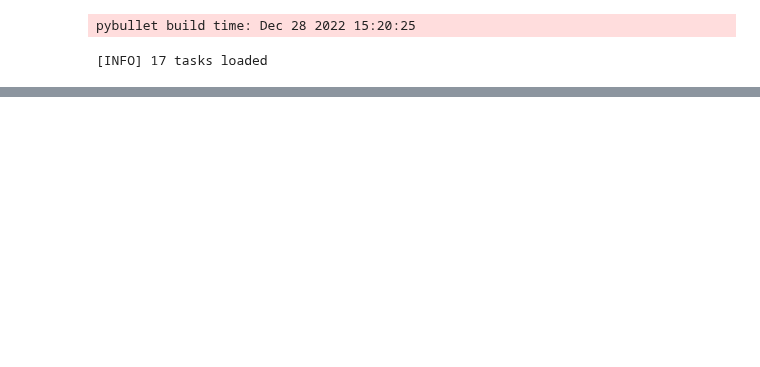
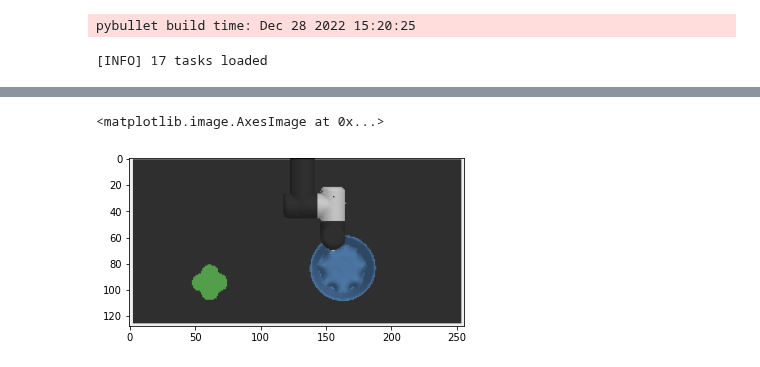
Before and after one commit to andipeng/counterfactual-adaptation, a Jupyter notebook: VimaBench/vima_test.ipynb, the cells around one changed output, grey strips where cells are left out. Drawn from its saved outputs; the diff is of its cells as text; code cells hidden in the pictures; blank space fills up the shorter version.

```diff
--- a/VimaBench/vima_test.ipynb
+++ b/VimaBench/vima_test.ipynb
@@ -144,6 +144,23 @@ def reconstruct_act(action):
         for k, v in reconst_action.items()
     }
     return reconst_action
+
+def remove_obj(segm, obs, remove_obj):
+    #if remove_obj == 'arm':
+    #    segm = (segm == 2).astype(int)
+    if remove_obj == 'base':
+        segm = (segm == 5).astype(int)
+    elif remove_obj == 'dragged':
+        segm = (segm == 6).astype(int)
+    elif remove_obj == 'distractor':
+        segm = (segm == 5).astype(int)
+    segm = np.atleast_3d(segm)
+
+    for height in range(128):
+        for width in range(256):
+            if segm[height, width] == 1:
+                obs[height, width] = 47
+    return obs
 
 # generates random trajs within specified constraints
 def gen_trajs(env, num_trajs, task_name, task_kwargs):
@@ -315,14 +293,16 @@ Finished Training
 # %%
 task_name = "visual_manipulation"
-task_kwargs = {'possible_dragged_obj': ['letter A'],
+task_kwargs = { 'num_dragged_obj': 1,
+     'possible_dragged_obj': ['letter A'],
+     'possible_dragged_obj_texture': ['red'],
+     'dragged_obj_area': 1,
+     'num_base_obj': 1,
      'possible_base_obj': ['bowl'],
+     'possible_base_obj_texture': ['blue'],
+     'base_obj_area': 4,
+     'num_distractors_obj': 1,
+     'possible_distractor_obj_texture': ['green'],
      'possible_distractor_obj': ['flower'],
-     'possible_dragged_obj_texture': ['red'],
-     'possible_base_obj_texture': ['blue'],
-     'possible_distractor_obj_texture': ['green'],
-     'num_distractors_obj': 0,
-     'base_obj_area': 4,
-     'dragged_obj_area': 1,
      'distractor_obj_area' : 3}
 record_cfg = {'save_video': True,
      'save_video_path': './rollouts/',
@@ -332,6 +312,15 @@ record_cfg = {'save_video': True,
      'video_width': 720}
 # record_gui=True, display_debug_window=True, hide_arm_rgb=False
 env = vima_bench.make(task_name=task_name,task_kwargs=task_kwargs,hide_arm_rgb=False,record_cfg=record_cfg)
+# %%
+obs = env.reset()
+segm = obs['segm']['top']
+top_obs = obs['rgb']['top']
+top_obs = np.rollaxis(top_obs,0,3)
+plt.imshow(remove_obj(segm, top_obs, 'dragged'))
+# %% [output]
+<matplotlib.image.AxesImage at 0x...>
+[figure, added]
 # %%
 policy = torch.load('policy.pt')
 
```
Also changed, not shown: parts of 13 cells of this notebook, 9 other files.
